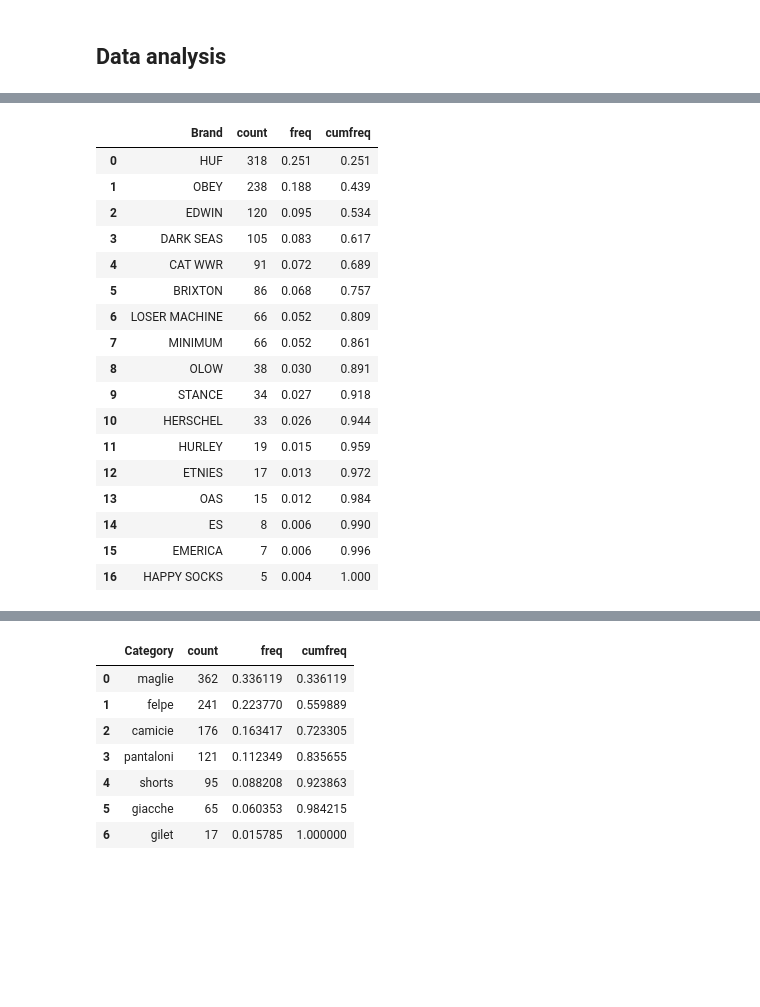
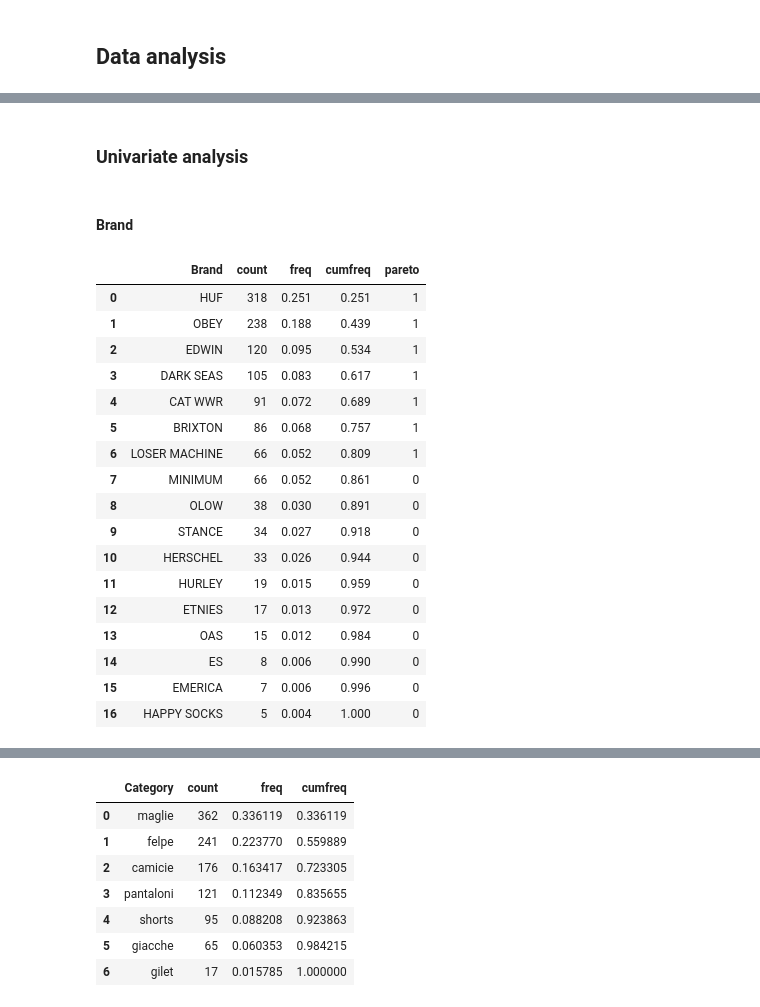
Before and after one commit to michaeltavoni/web-scraping, a Jupyter notebook: notebook.ipynb, the cells around one changed output, grey strips where cells are left out. Saved outputs shown, nothing was run; the diff lists cells and outputs as text; code cells hidden in the pictures; blank space fills up the shorter version.

```diff
--- a/notebook.ipynb
+++ b/notebook.ipynb
@@ -97,0 +101,3 @@ df.to_csv('data/final/collectionsData.csv', index=False)
+# %%
+df = pd.read_csv('data/final/collectionsData.csv')
+df.info()
@@ -98,24 +116,30 @@ df.to_csv('data/final/collectionsData.csv', index=False)
+# %% [markdown]
+### Univariate analysis
+# %% [markdown]
+#### Brand
 # %%
 brand = df['Brand'].value_counts(dropna=False).to_frame().reset_index()
 brand['freq'] = (brand['count']/brand['count'].sum()).round(3)
 brand['cumfreq'] = (brand['freq'].cumsum()).round(3)
+brand['pareto'] = [1 if cumfreq <= 0.81 else 0 for cumfreq in brand['cumfreq']]
+# brand['Brand_'] = [brand if pareto == 1 else 'OTHER' for brand, pareto in brand[['Brand', 'pareto']].values]
 brand
 # %% [output]
-|  | Brand | count | freq | cumfreq |
-| 0 | HUF | 318 | 0.251 | 0.251 |
-| 1 | OBEY | 238 | 0.188 | 0.439 |
-| 2 | EDWIN | 120 | 0.095 | 0.534 |
-| 3 | DARK SEAS | 105 | 0.083 | 0.617 |
-| 4 | CAT WWR | 91 | 0.072 | 0.689 |
-| 5 | BRIXTON | 86 | 0.068 | 0.757 |
-| 6 | LOSER MACHINE | 66 | 0.052 | 0.809 |
-| 7 | MINIMUM | 66 | 0.052 | 0.861 |
-| 8 | OLOW | 38 | 0.030 | 0.891 |
-| 9 | STANCE | 34 | 0.027 | 0.918 |
-| 10 | HERSCHEL | 33 | 0.026 | 0.944 |
-| 11 | HURLEY | 19 | 0.015 | 0.959 |
-| 12 | ETNIES | 17 | 0.013 | 0.972 |
-| 13 | OAS | 15 | 0.012 | 0.984 |
-| 14 | ES | 8 | 0.006 | 0.990 |
-| 15 | EMERICA | 7 | 0.006 | 0.996 |
-| 16 | HAPPY SOCKS | 5 | 0.004 | 1.000 |
+|  | Brand | count | freq | cumfreq | pareto |
+| 0 | HUF | 318 | 0.251 | 0.251 | 1 |
+| 1 | OBEY | 238 | 0.188 | 0.439 | 1 |
+| 2 | EDWIN | 120 | 0.095 | 0.534 | 1 |
+| 3 | DARK SEAS | 105 | 0.083 | 0.617 | 1 |
+| 4 | CAT WWR | 91 | 0.072 | 0.689 | 1 |
+| 5 | BRIXTON | 86 | 0.068 | 0.757 | 1 |
+| 6 | LOSER MACHINE | 66 | 0.052 | 0.809 | 1 |
+| 7 | MINIMUM | 66 | 0.052 | 0.861 | 0 |
+| 8 | OLOW | 38 | 0.030 | 0.891 | 0 |
+| 9 | STANCE | 34 | 0.027 | 0.918 | 0 |
+| 10 | HERSCHEL | 33 | 0.026 | 0.944 | 0 |
+| 11 | HURLEY | 19 | 0.015 | 0.959 | 0 |
+| 12 | ETNIES | 17 | 0.013 | 0.972 | 0 |
+| 13 | OAS | 15 | 0.012 | 0.984 | 0 |
+| 14 | ES | 8 | 0.006 | 0.990 | 0 |
+| 15 | EMERICA | 7 | 0.006 | 0.996 | 0 |
+| 16 | HAPPY SOCKS | 5 | 0.004 | 1.000 | 0 |
```
Also changed, not shown: parts of 11 cells of this notebook, 3 other files.
